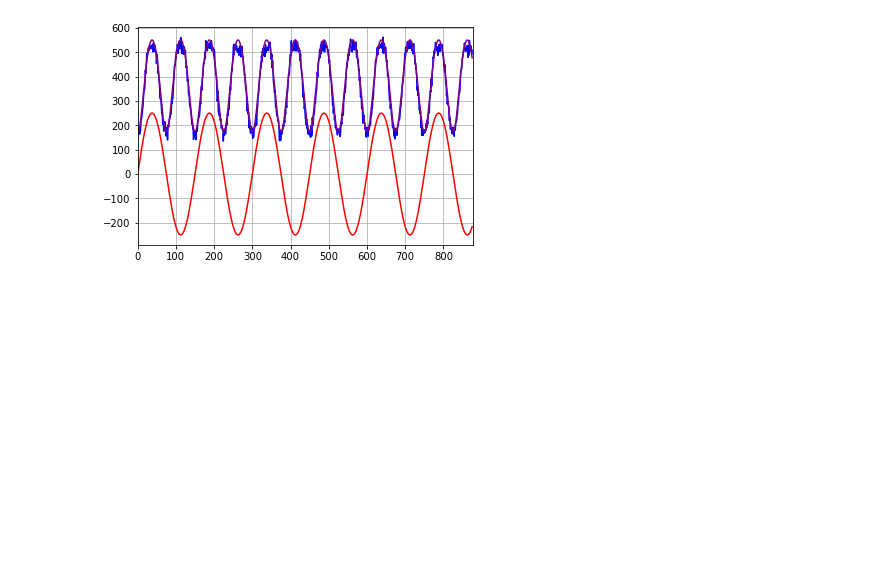
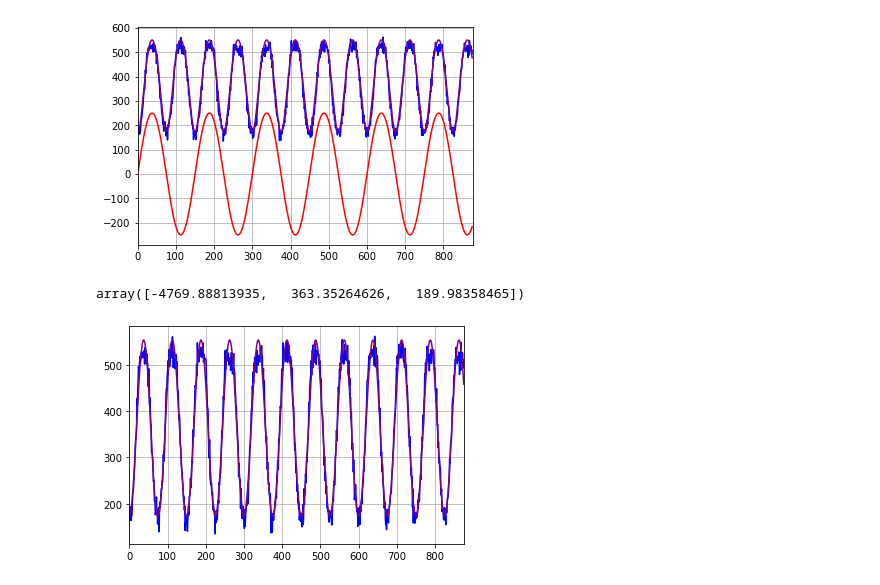
Before and after one commit to LafeLabs/ORGANIC-WEB, a Jupyter notebook: quantum-noise/fast-sweep/plot-and-fit.ipynb, the cells around one changed output. Saved outputs shown, nothing was run; the diff lists cells and outputs as text; code cells hidden in the pictures; blank space fills up the shorter version.

```diff
--- a/quantum-noise/fast-sweep/plot-and-fit.ipynb
+++ b/quantum-noise/fast-sweep/plot-and-fit.ipynb
@@ -36,3 +39,17 @@ plt.xlim(0,len(timewave))
 plt.grid()
 # %% [output]
 [figure]
+# %%
+def sin2f(t,psi,offset,peak):
+    return offset + peak*np.sin((np.pi*psi/180) + (4*np.pi*t/period))
+# %%
+
+popt, pcov = curve_fit(sin2f1, timewave, noisewave)
+plt.plot(timewave,noisewave,color="blue")
+plt.plot(timewave,sin2f(timewave,popt[0],popt[1],popt[2]),color="purple")
+plt.xlim(0,len(timewave))
+plt.grid()
+popt
+# %% [output]
+array([-4769.88813935,   363.35264626,   189.98358465])
+[figure, added]
```
Also changed, not shown: parts of 4 cells of this notebook, 58 other files.
